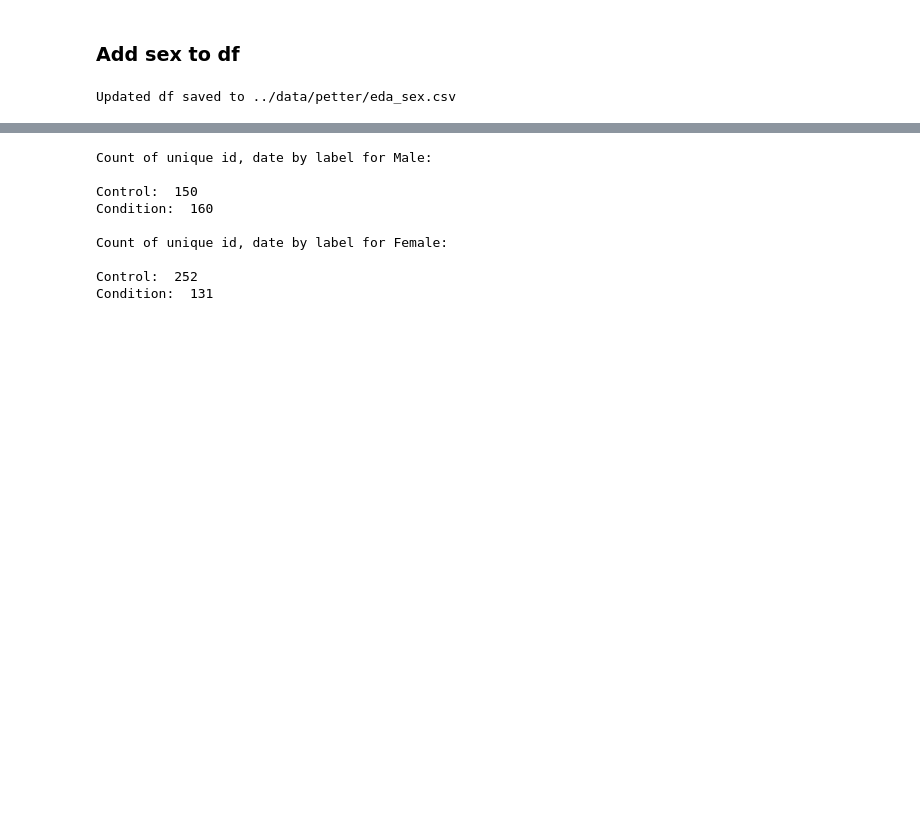
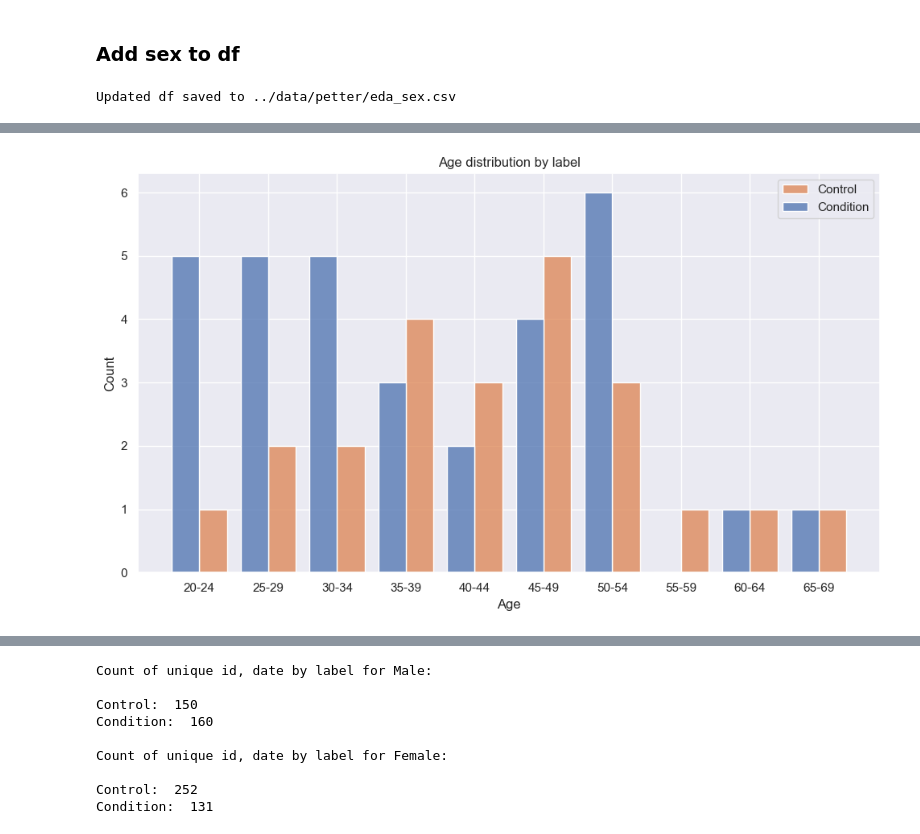
Before and after one commit to zoonalink/IGP-5, a Jupyter notebook: petter/wiki-eda.ipynb, the cells around one changed output, grey strips where cells are left out. Cells and saved outputs as stored; diff of their text form; code cells hidden in the pictures; blank space fills up the shorter version.

```diff
--- a/petter/wiki-eda.ipynb
+++ b/petter/wiki-eda.ipynb
@@ -609,0 +657,15 @@ df2.drop(cols, axis=1, inplace=True)
+# %%
+fig, axs = plt.subplots(figsize=(10, 6))
+
+# participants by label
+sns.histplot(data=df3, x='age', hue='label', multiple='dodge', shrink=.8, ax=axs)
+axs.set_title('Age distribution by label')
+axs.set_xlabel('Age')
+axs.set_ylabel('Count')
+# add legend where label 0 = control, label 1 = condition
+axs.legend(['Control', 'Condition'])
+
+plt.tight_layout()
+plt.show()
+# %% [output]
+[figure, added]
```
Also changed, not shown: parts of 13 cells of this notebook, 2 other files.
